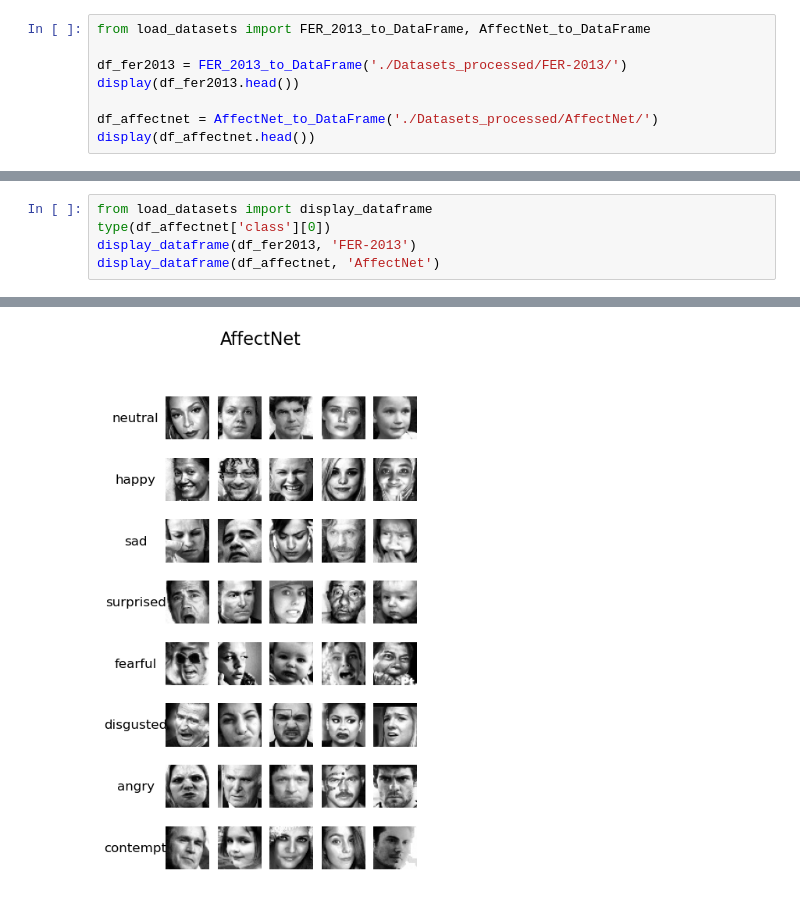
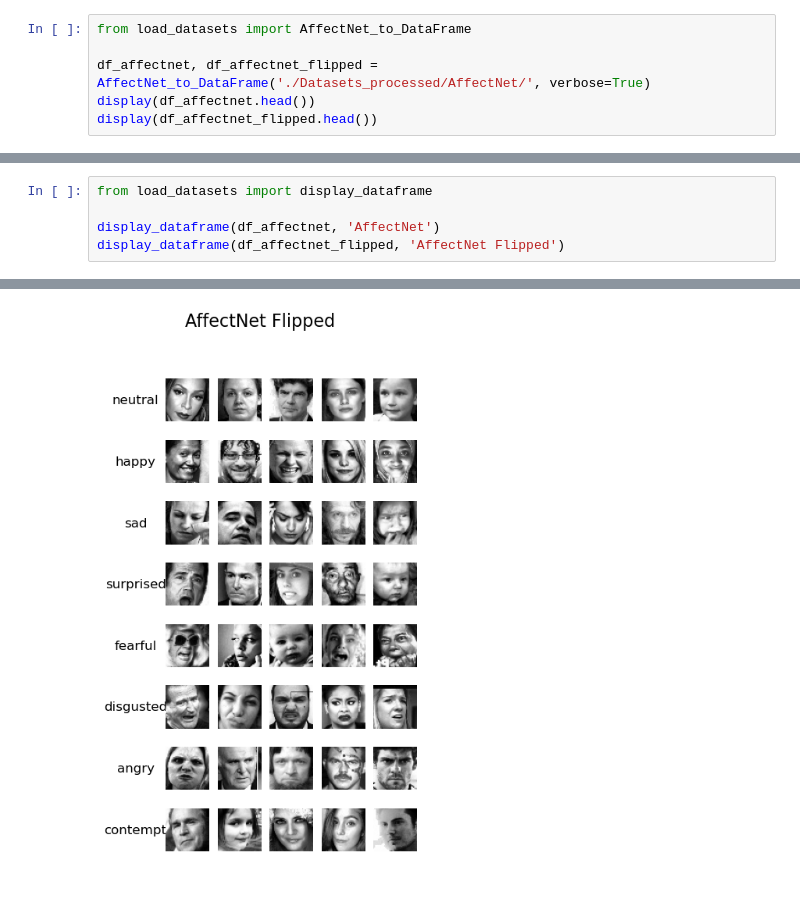
Before and after one commit to guilhermesdc/ReconhecimentoCNN, a Jupyter notebook: emocoes.ipynb, the cells around one changed output, grey strips where cells are left out. Drawn from its saved outputs; the diff is of its cells as text.

```diff
--- a/emocoes.ipynb
+++ b/emocoes.ipynb
@@ -16,9 +6,7 @@ classes = {
 # %%
-from load_datasets import FER_2013_to_DataFrame, AffectNet_to_DataFrame
+from load_datasets import AffectNet_to_DataFrame
 
-df_fer2013 = FER_2013_to_DataFrame('./Datasets_processed/FER-2013/')
-display(df_fer2013.head())
-
-df_affectnet = AffectNet_to_DataFrame('./Datasets_processed/AffectNet/')
+df_affectnet, df_affectnet_flipped = AffectNet_to_DataFrame('./Datasets_processed/AffectNet/', verbose=True)
 display(df_affectnet.head())
+display(df_affectnet_flipped.head())
 # %% [output]
@@ -36,7 +29,7 @@ display(df_affectnet.head())
 | 4 | ./Datasets_processed/AffectNet/tr... | 0 |
 # %%
 from load_datasets import display_dataframe
-type(df_affectnet['class'][0])
-display_dataframe(df_fer2013, 'FER-2013')
+
 display_dataframe(df_affectnet, 'AffectNet')
+display_dataframe(df_affectnet_flipped, 'AffectNet Flipped')
 # %% [output]
@@ -44 +37 @@ display_dataframe(df_affectnet, 'AffectNet')
-[figure, old version]
+[figure, new version]
```
Also changed, not shown: parts of 19 cells of this notebook, 2 other files.
